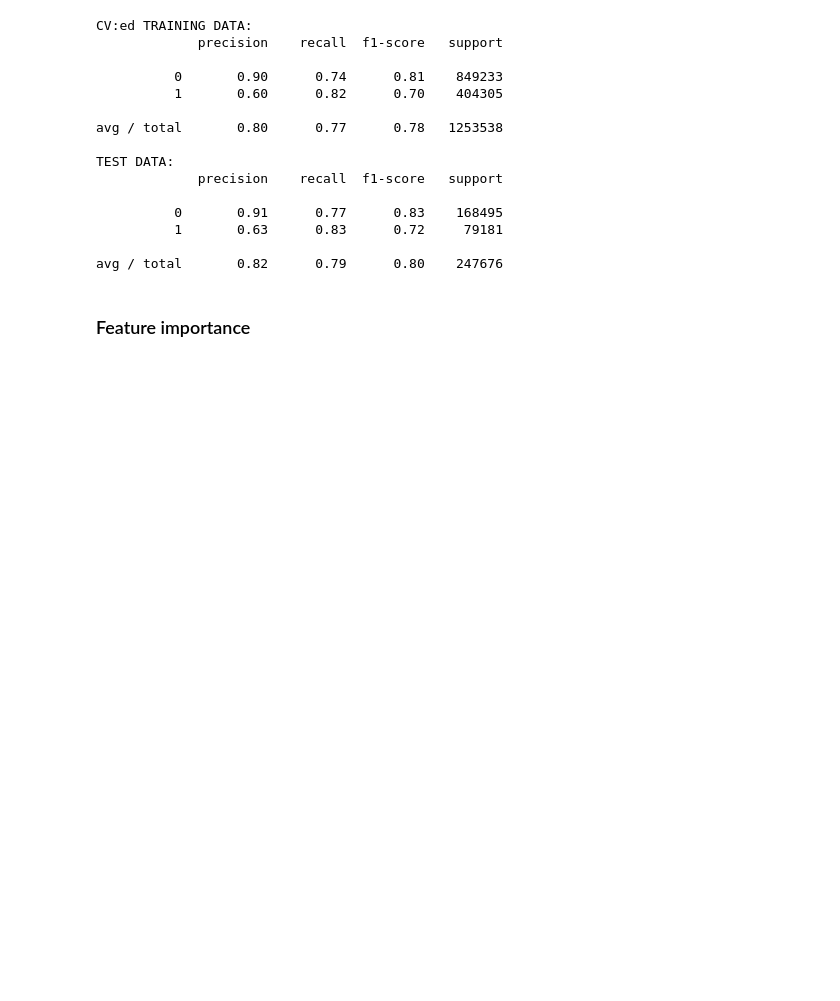
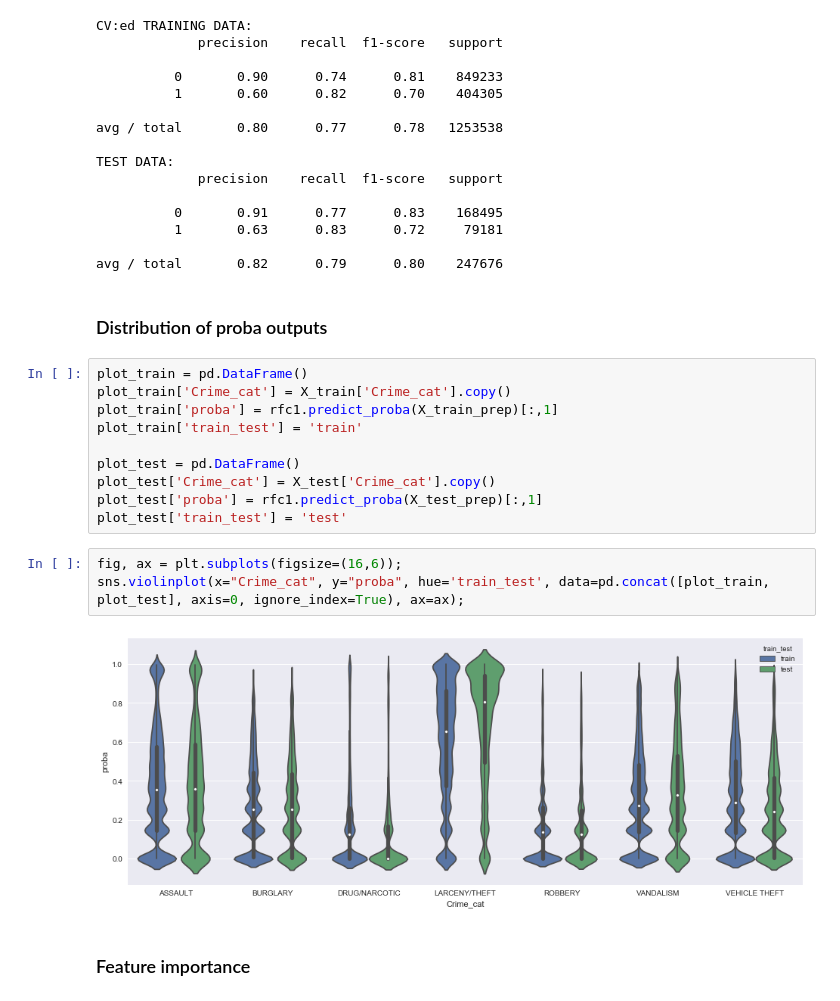
Before and after one commit to perjonasam/Crime_prediction_SF, a Jupyter notebook: Crime_pred_SF.ipynb, the cells around one changed output. Saved outputs shown, nothing was run; the diff lists cells and outputs as text; blank space fills up the shorter version.

```diff
--- a/Crime_pred_SF.ipynb
+++ b/Crime_pred_SF.ipynb
@@ -913,6 +901,23 @@ TEST DATA:
           1       0.63      0.83      0.72     79181
 
 avg / total       0.82      0.79      0.80    247676
+# %% [markdown]
+### Distribution of proba outputs
+# %%
+plot_train = pd.DataFrame()
+plot_train['Crime_cat'] = X_train['Crime_cat'].copy()
+plot_train['proba'] = rfc1.predict_proba(X_train_prep)[:,1]
+plot_train['train_test'] = 'train'
+
+plot_test = pd.DataFrame()
+plot_test['Crime_cat'] = X_test['Crime_cat'].copy()
+plot_test['proba'] = rfc1.predict_proba(X_test_prep)[:,1]
+plot_test['train_test'] = 'test'
+# %%
+fig, ax = plt.subplots(figsize=(16,6));
+sns.violinplot(x="Crime_cat", y="proba", hue='train_test', data=pd.concat([plot_train, plot_test], axis=0, ignore_index=True), ax=ax);
+# %% [output]
+[figure, added]
 # %% [markdown]
 ### Feature importance
 # %%
```
Also changed, not shown: parts of 4 cells of this notebook.
